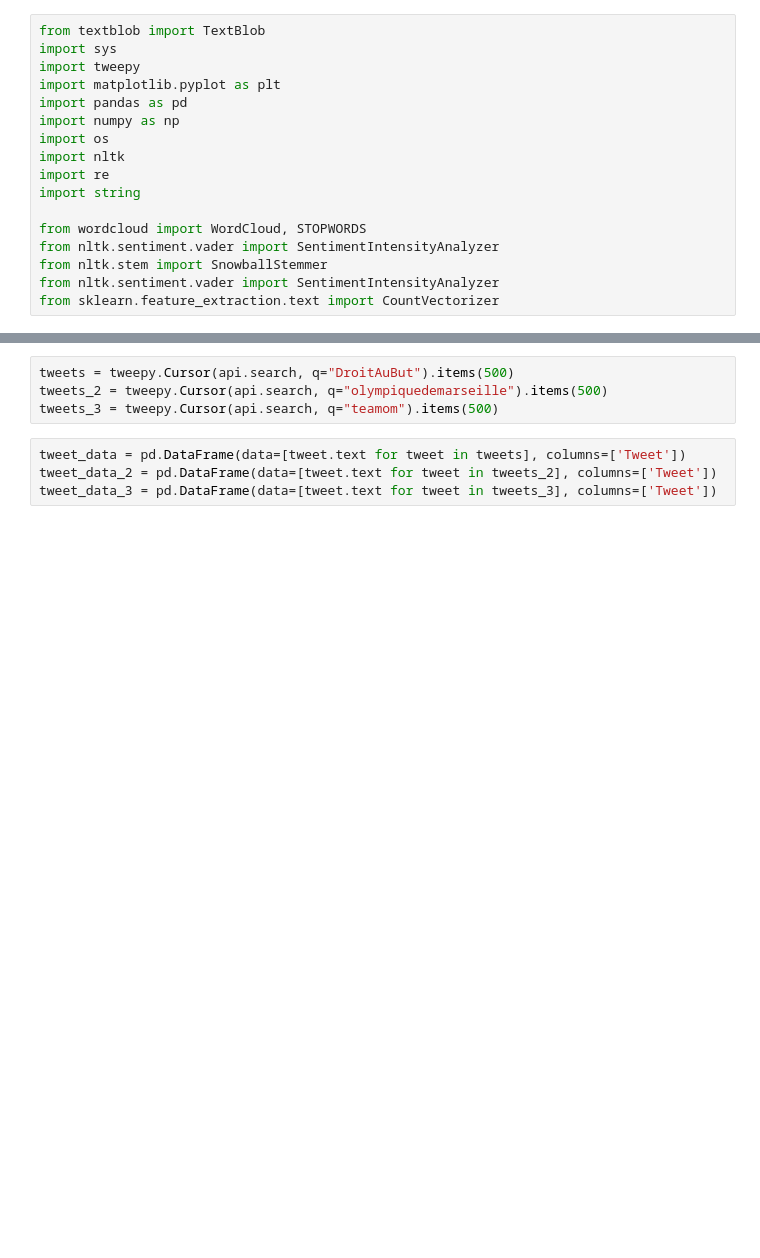
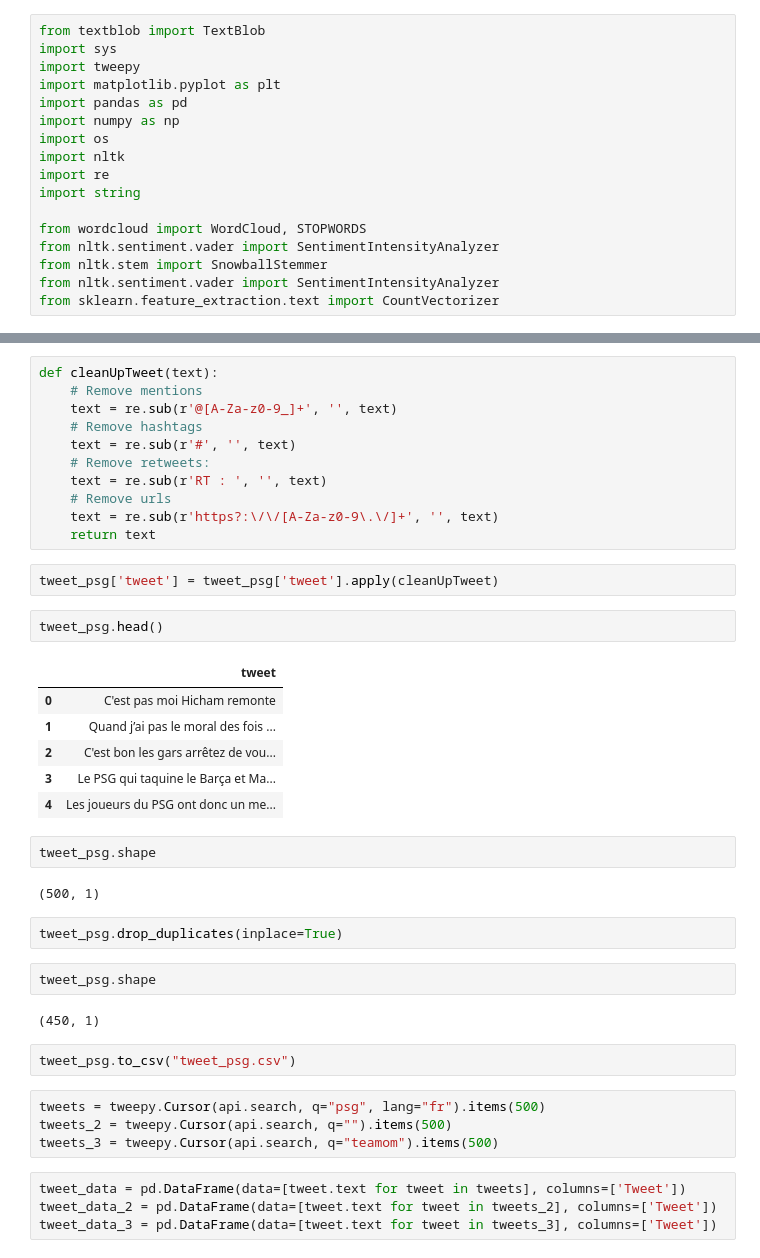
Before and after one commit to DariaRou/om-datalab-challenge, a Jupyter notebook: notebooks/twitter_api.ipynb, the cells around one changed output, grey strips where cells are left out. Drawn from its saved outputs; the diff is of its cells as text; blank space fills up the shorter version.

```diff
--- a/notebooks/twitter_api.ipynb
+++ b/notebooks/twitter_api.ipynb
@@ -47,6 +66,40 @@ api = tweepy.API(auth)
+# %%
+def cleanUpTweet(text):
+    # Remove mentions
+    text = re.sub(r'@[A-Za-z0-9_]+', '', text)
+    # Remove hashtags
+    text = re.sub(r'#', '', text)
+    # Remove retweets:
+    text = re.sub(r'RT : ', '', text)
+    # Remove urls
+    text = re.sub(r'https?:\/\/[A-Za-z0-9\.\/]+', '', text)
+    return text
+# %%
+tweet_psg['tweet'] = tweet_psg['tweet'].apply(cleanUpTweet)
+# %%
+tweet_psg.head()
+# %% [output]
+|  | tweet |
+| 0 | C'est pas moi Hicham remonte |
+| 1 | Quand j’ai pas le moral des fois ... |
+| 2 | C'est bon les gars arrêtez de vou... |
+| 3 | Le PSG qui taquine le Barça et Ma... |
+| 4 | Les joueurs du PSG ont donc un me... |
+# %%
+tweet_psg.shape
+# %% [output]
+(500, 1)
+# %%
+tweet_psg.drop_duplicates(inplace=True)
+# %%
+tweet_psg.shape
+# %% [output]
+(450, 1)
+# %%
+tweet_psg.to_csv("tweet_psg.csv")
 # %%
-tweets = tweepy.Cursor(api.search, q="DroitAuBut").items(500)
-tweets_2 = tweepy.Cursor(api.search, q="olympiquedemarseille").items(500)
+tweets = tweepy.Cursor(api.search, q="psg", lang="fr").items(500)
+tweets_2 = tweepy.Cursor(api.search, q="").items(500)
 tweets_3 = tweepy.Cursor(api.search, q="teamom").items(500)
 # %%
 tweet_data = pd.DataFrame(data=[tweet.text for tweet in tweets], columns=['Tweet'])
```
Also changed, not shown: parts of 6 cells of this notebook.
